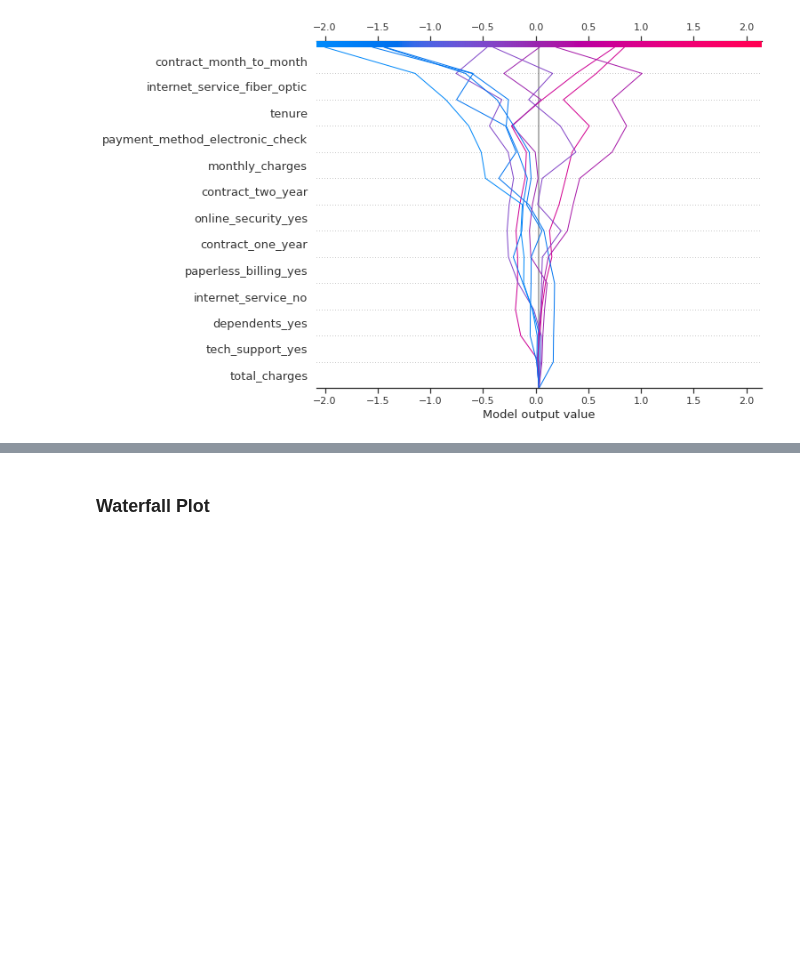
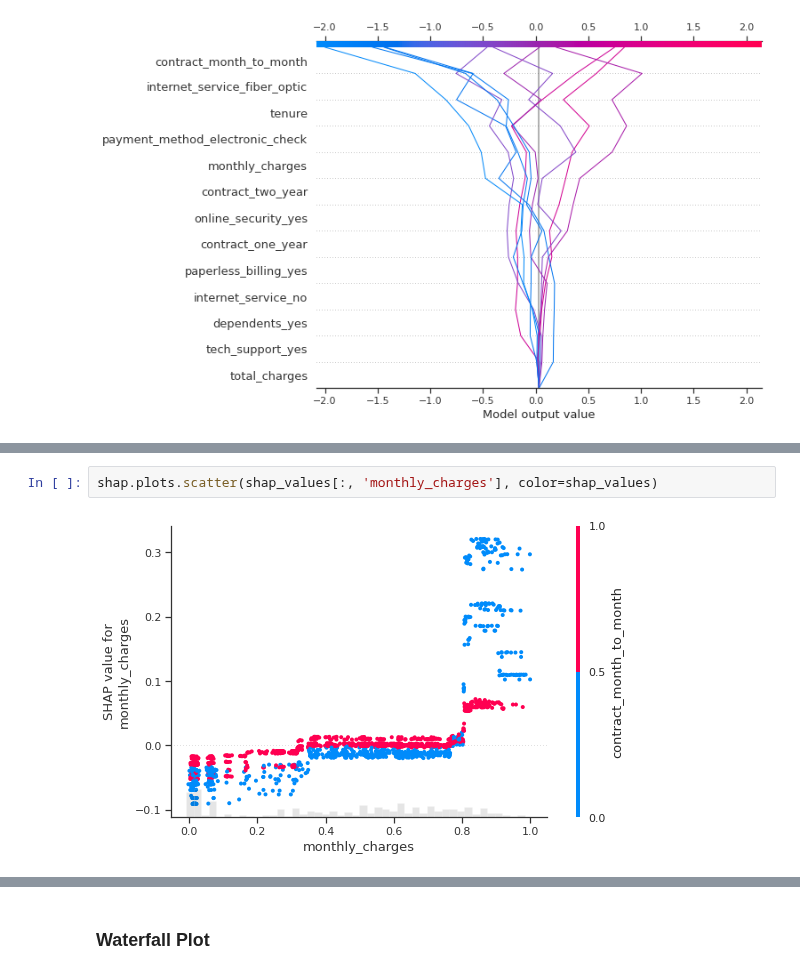
Before and after one commit to adhang/data-science-digital-skola, a Jupyter notebook: 99. Final Project/Modeling Clean.ipynb, the cells around one changed output, grey strips where cells are left out. Saved outputs shown, nothing was run; the diff lists cells and outputs as text; blank space fills up the shorter version.

```diff
--- a/99. Final Project/Modeling Clean.ipynb
+++ b/99. Final Project/Modeling Clean.ipynb
@@ -3866,0 +3873,4 @@ shap.decision_plot(explainer.expected_value, shap_values.values[:10], X_test_fil
+# %%
+shap.plots.scatter(shap_values[:, 'monthly_charges'], color=shap_values)
+# %% [output]
+[figure, added]
```
Also changed, not shown: parts of 3 cells of this notebook.
